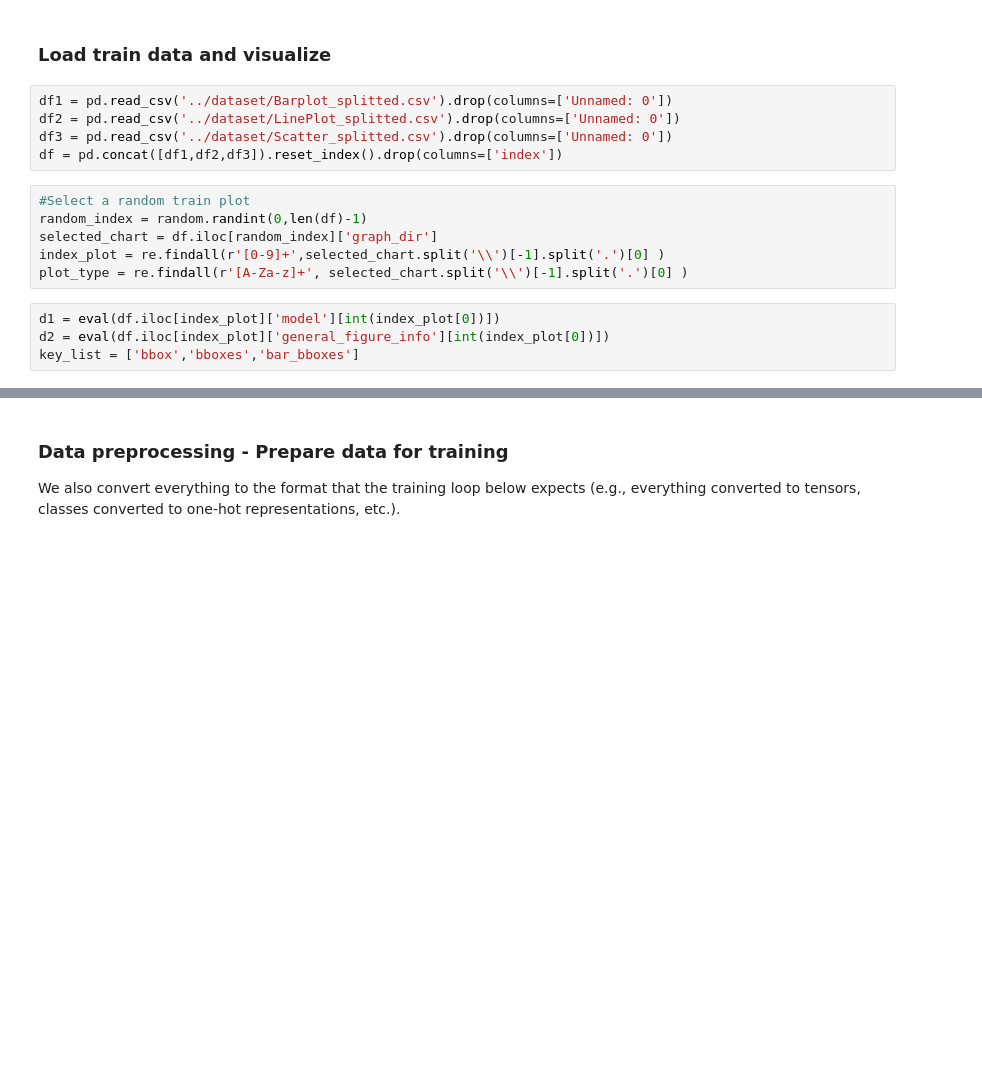
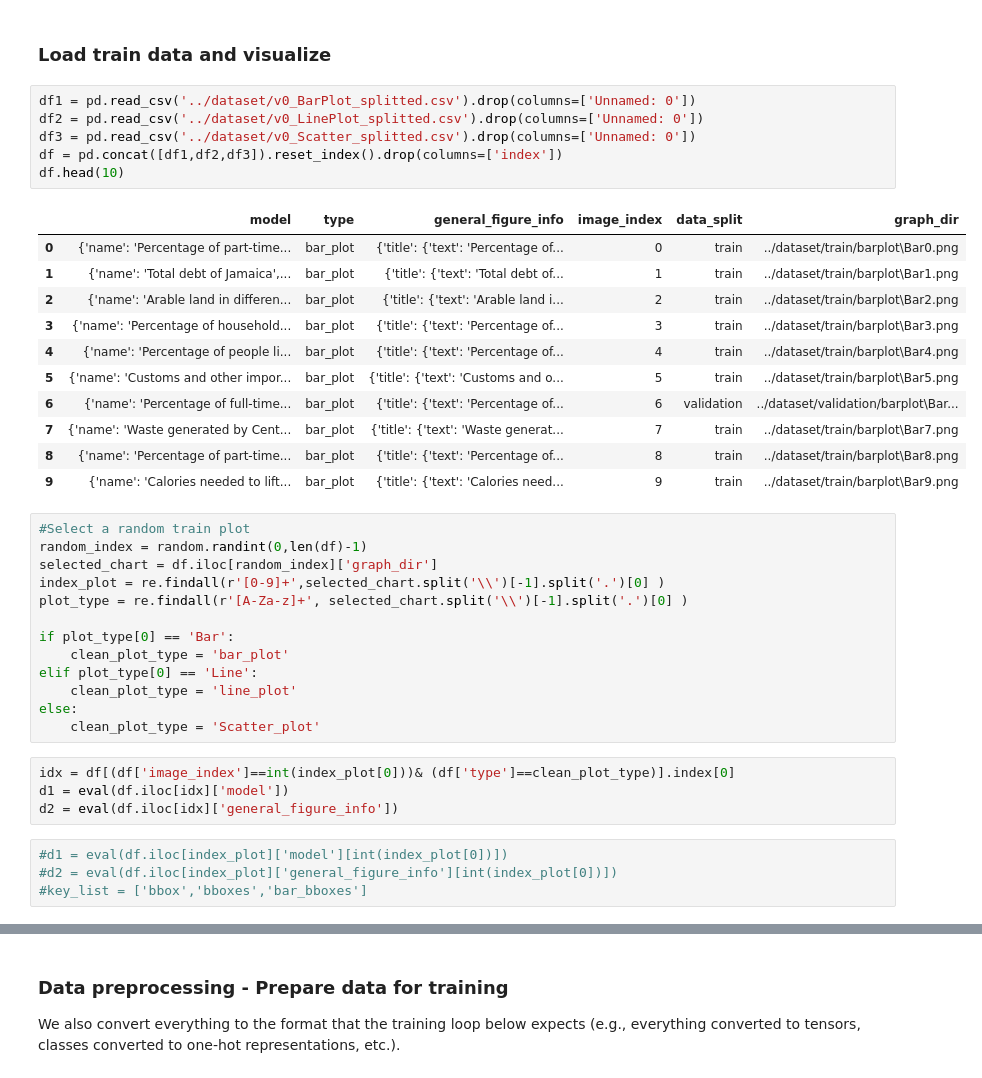
Before and after one commit to rolosa10/Chart2Text, a Jupyter notebook: notebooks/ChartObjectDetection.ipynb, the cells around one changed output, grey strips where cells are left out. Saved outputs shown, nothing was run; the diff lists cells and outputs as text; blank space fills up the shorter version.

```diff
--- a/notebooks/ChartObjectDetection.ipynb
+++ b/notebooks/ChartObjectDetection.ipynb
@@ -18,17 +18,41 @@ import re
 # %% [markdown]
 ### Load train data and visualize
 # %%
-df1 = pd.read_csv('../dataset/Barplot_splitted.csv').drop(columns=['Unnamed: 0'])
-df2 = pd.read_csv('../dataset/LinePlot_splitted.csv').drop(columns=['Unnamed: 0'])
-df3 = pd.read_csv('../dataset/Scatter_splitted.csv').drop(columns=['Unnamed: 0'])
+df1 = pd.read_csv('../dataset/v0_BarPlot_splitted.csv').drop(columns=['Unnamed: 0'])
+df2 = pd.read_csv('../dataset/v0_LinePlot_splitted.csv').drop(columns=['Unnamed: 0'])
+df3 = pd.read_csv('../dataset/v0_Scatter_splitted.csv').drop(columns=['Unnamed: 0'])
 df = pd.concat([df1,df2,df3]).reset_index().drop(columns=['index'])
+df.head(10)
+# %% [output]
+|  | model | type | general_figure_info | image_index | data_split | graph_dir |
+| 0 | {'name': 'Percentage of part-time... | bar_plot | {'title': {'text': 'Percentage of... | 0 | train | ../dataset/train/barplot\Bar0.png |
+| 1 | {'name': 'Total debt of Jamaica',... | bar_plot | {'title': {'text': 'Total debt of... | 1 | train | ../dataset/train/barplot\Bar1.png |
+| 2 | {'name': 'Arable land in differen... | bar_plot | {'title': {'text': 'Arable land i... | 2 | train | ../dataset/train/barplot\Bar2.png |
+| 3 | {'name': 'Percentage of household... | bar_plot | {'title': {'text': 'Percentage of... | 3 | train | ../dataset/train/barplot\Bar3.png |
+| 4 | {'name': 'Percentage of people li... | bar_plot | {'title': {'text': 'Percentage of... | 4 | train | ../dataset/train/barplot\Bar4.png |
+| 5 | {'name': 'Customs and other impor... | bar_plot | {'title': {'text': 'Customs and o... | 5 | train | ../dataset/train/barplot\Bar5.png |
+| 6 | {'name': 'Percentage of full-time... | bar_plot | {'title': {'text': 'Percentage of... | 6 | validation | ../dataset/validation/barplot\Bar... |
+| 7 | {'name': 'Waste generated by Cent... | bar_plot | {'title': {'text': 'Waste generat... | 7 | train | ../dataset/train/barplot\Bar7.png |
+| 8 | {'name': 'Percentage of part-time... | bar_plot | {'title': {'text': 'Percentage of... | 8 | train | ../dataset/train/barplot\Bar8.png |
+| 9 | {'name': 'Calories needed to lift... | bar_plot | {'title': {'text': 'Calories need... | 9 | train | ../dataset/train/barplot\Bar9.png |
 # %%
 #Select a random train plot
 random_index = random.randint(0,len(df)-1)
 selected_chart = df.iloc[random_index]['graph_dir']
 index_plot = re.findall(r'[0-9]+',selected_chart.split('\\')[-1].split('.')[0] )
 plot_type = re.findall(r'[A-Za-z]+', selected_chart.split('\\')[-1].split('.')[0] )
+
+if plot_type[0] == 'Bar':
+    clean_plot_type = 'bar_plot'
+elif plot_type[0] == 'Line':
+    clean_plot_type = 'line_plot'
+else:
+    clean_plot_type = 'Scatter_plot'
+# %%
+idx = df[(df['image_index']==int(index_plot[0]))& (df['type']==clean_plot_type)].index[0]
+d1 = eval(df.iloc[idx]['model'])
+d2 = eval(df.iloc[idx]['general_figure_info'])
 # %%
-d1 = eval(df.iloc[index_plot]['model'][int(index_plot[0])])
-d2 = eval(df.iloc[index_plot]['general_figure_info'][int(index_plot[0])])
-key_list = ['bbox','bboxes','bar_bboxes']
+#d1 = eval(df.iloc[index_plot]['model'][int(index_plot[0])])
+#d2 = eval(df.iloc[index_plot]['general_figure_info'][int(index_plot[0])])
+#key_list = ['bbox','bboxes','bar_bboxes']
```
Also changed, not shown: parts of 11 cells of this notebook, 3 other files.
